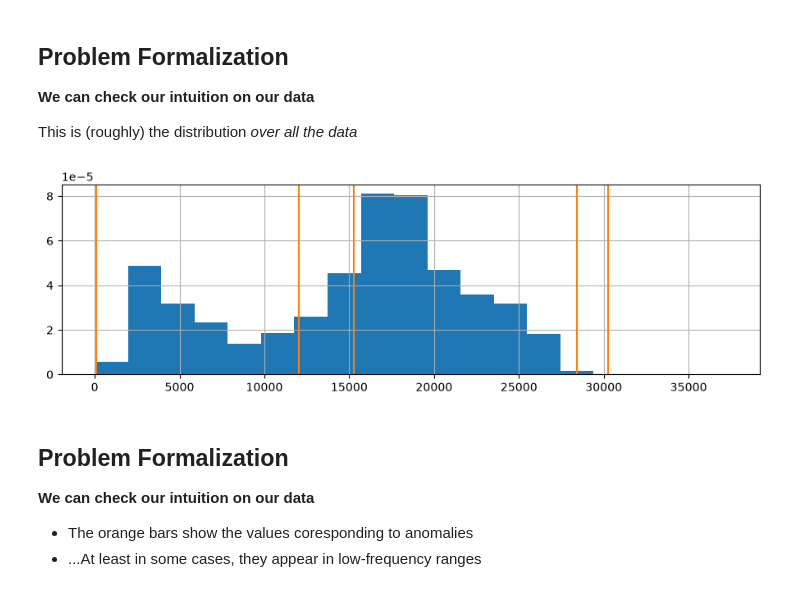
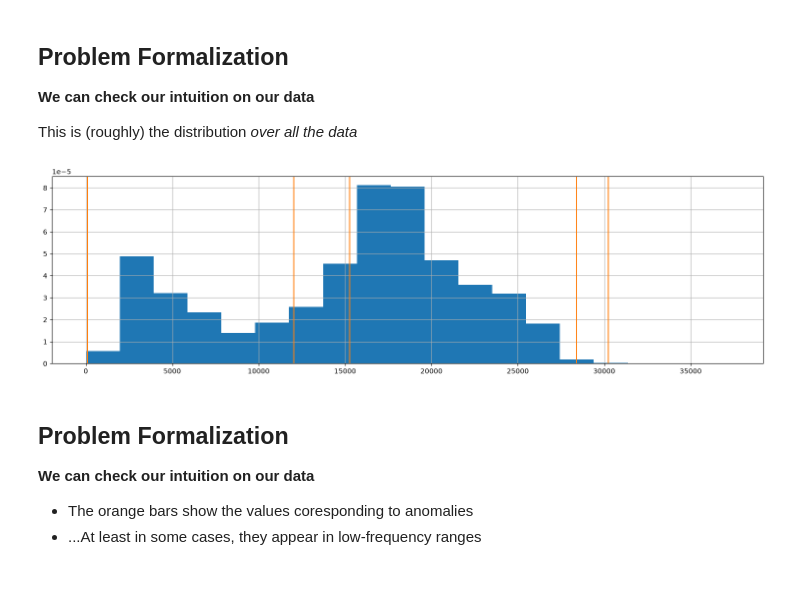
Before and after one commit to a3i-2026-2027/01-ad-de, a Jupyter notebook: notebooks/3. A Formalization for Anomaly Detection.ipynb, the cells around one changed output. Saved outputs shown, nothing was run; the diff lists cells and outputs as text; code cells hidden in the pictures.

```diff
--- a/notebooks/3. A Formalization for Anomaly Detection.ipynb
+++ b/notebooks/3. A Formalization for Anomaly Detection.ipynb
@@ -7,7 +7,7 @@
 %autoreload 2
 
 # Control figure size
-figsize=(14, 5)
+figsize=(15, 4.5)
 
 from sklearn.neighbors import KernelDensity
 from util import util
@@ -43,9 +46,9 @@ After all, anomalies are _rare events_, by definition
 This is (roughly) the distribution _over all the data_
 # %%
 vmax = data['value'].max()
-util.plot_histogram(data['value'], vmax=vmax, bins=20, marked_values=data.loc[labels, 'value'])
+util.plot_histogram(data['value'], vmax=vmax, bins=20, marked_values=data.loc[labels, 'value'], figsize=figsize)
 # %% [output]
-[figure, old version]
+[figure, new version]
 # %% [markdown]
 ## Problem Formalization
 
```
Also changed, not shown: parts of 7 cells of this notebook, 17 other files.
